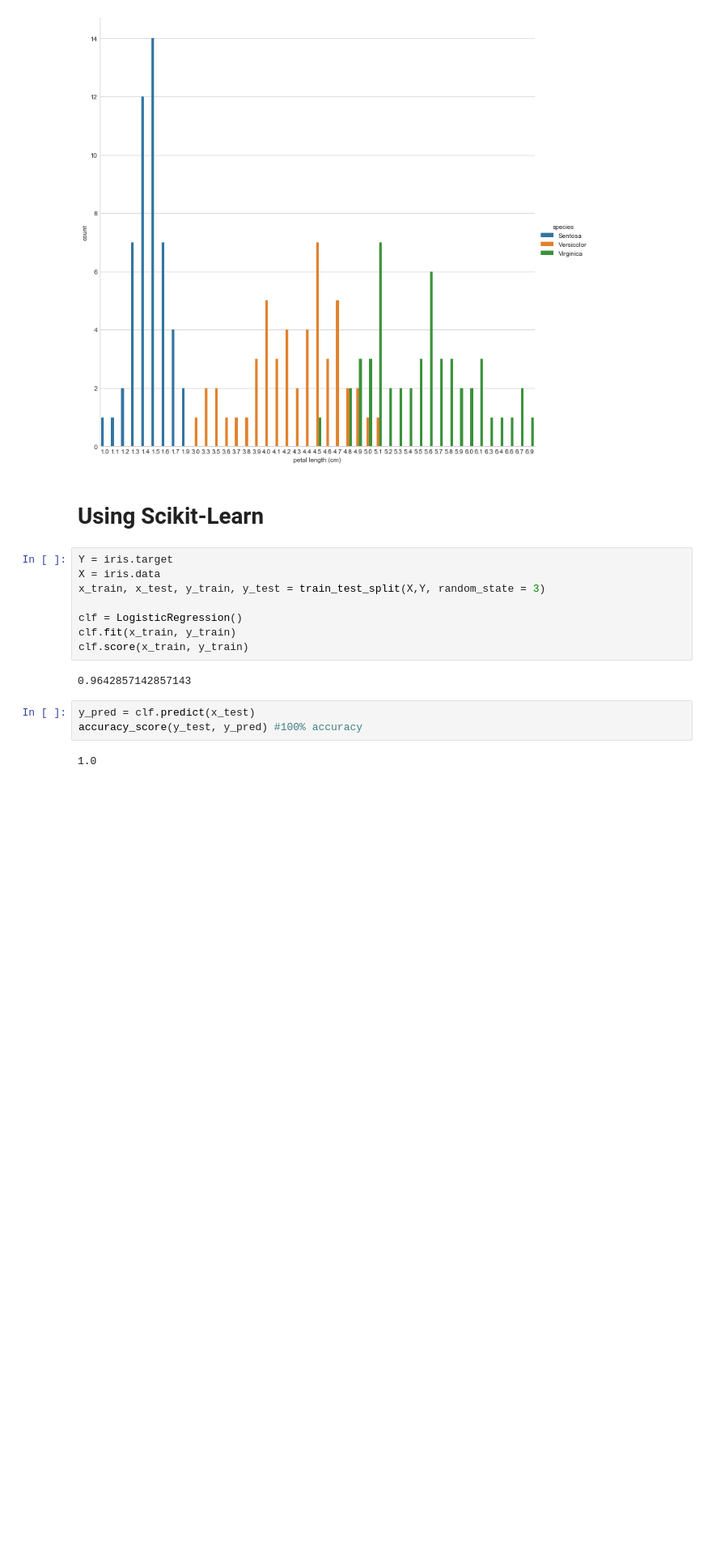
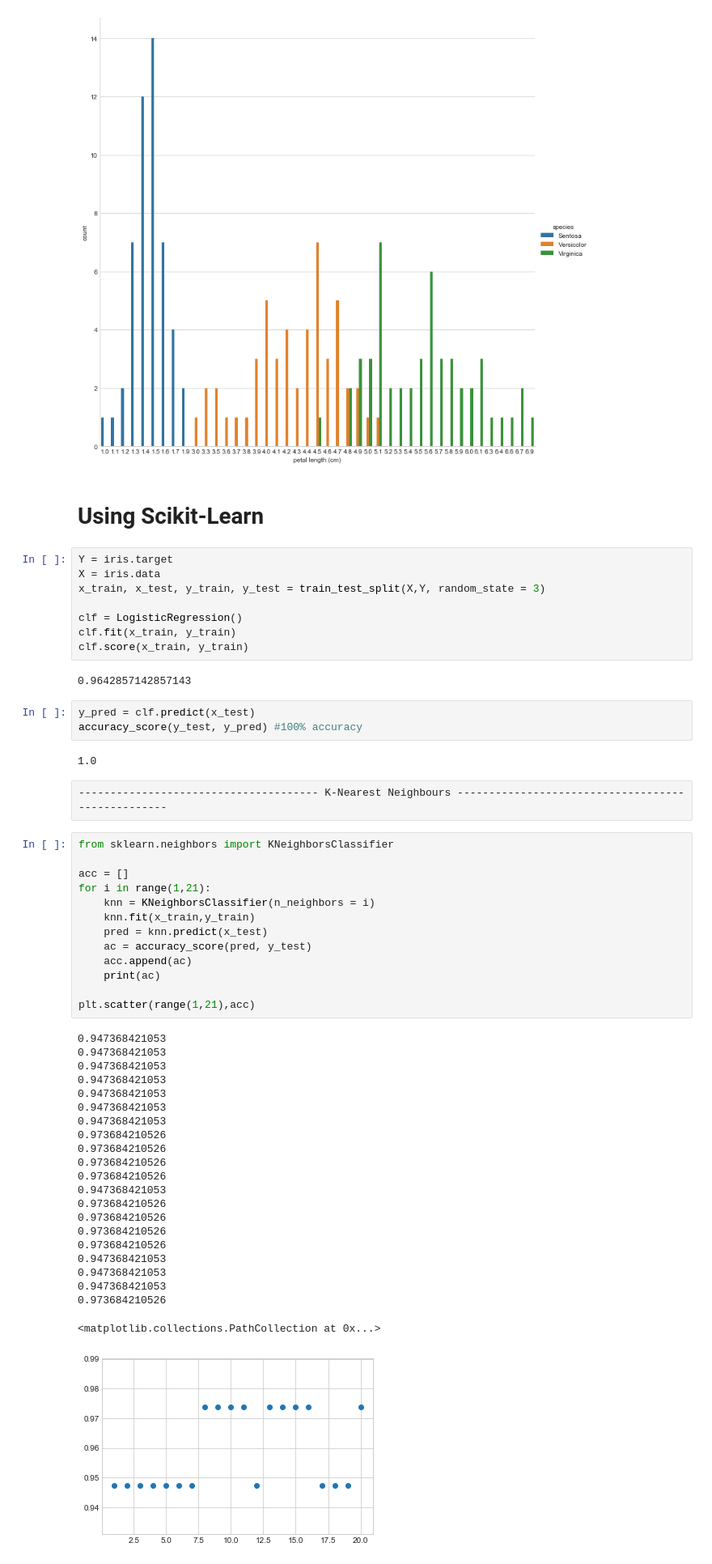
Before and after one commit to sajalsubodh22/machine-learning-udemy, a Jupyter notebook: multiclass-classification.ipynb, the cells around one changed output. Shown at 81% size. Drawn from its saved outputs; the diff is of its cells as text; blank space fills up the shorter version.

```diff
--- a/multiclass-classification.ipynb
+++ b/multiclass-classification.ipynb
@@ -187,3 +187,41 @@ y_pred = clf.predict(x_test)
 accuracy_score(y_test, y_pred) #100% accuracy
 # %% [output]
 1.0
+# %% [raw]
+-------------------------------------- K-Nearest Neighbours --------------------------------------------------
+# %%
+from sklearn.neighbors import KNeighborsClassifier
+
+acc = []
+for i in range(1,21):
+    knn = KNeighborsClassifier(n_neighbors = i)
+    knn.fit(x_train,y_train)
+    pred = knn.predict(x_test)
+    ac = accuracy_score(pred, y_test)
+    acc.append(ac)
+    print(ac)
+
+plt.scatter(range(1,21),acc)
+# %% [output]
+0.947368421053
+0.947368421053
+0.947368421053
+0.947368421053
+0.947368421053
+0.947368421053
+0.947368421053
+0.973684210526
+0.973684210526
+0.973684210526
+0.973684210526
+0.947368421053
+0.973684210526
+0.973684210526
+0.973684210526
+0.973684210526
+0.947368421053
+0.947368421053
+0.947368421053
+0.973684210526
+<matplotlib.collections.PathCollection at 0x...>
+[figure, added]
```
